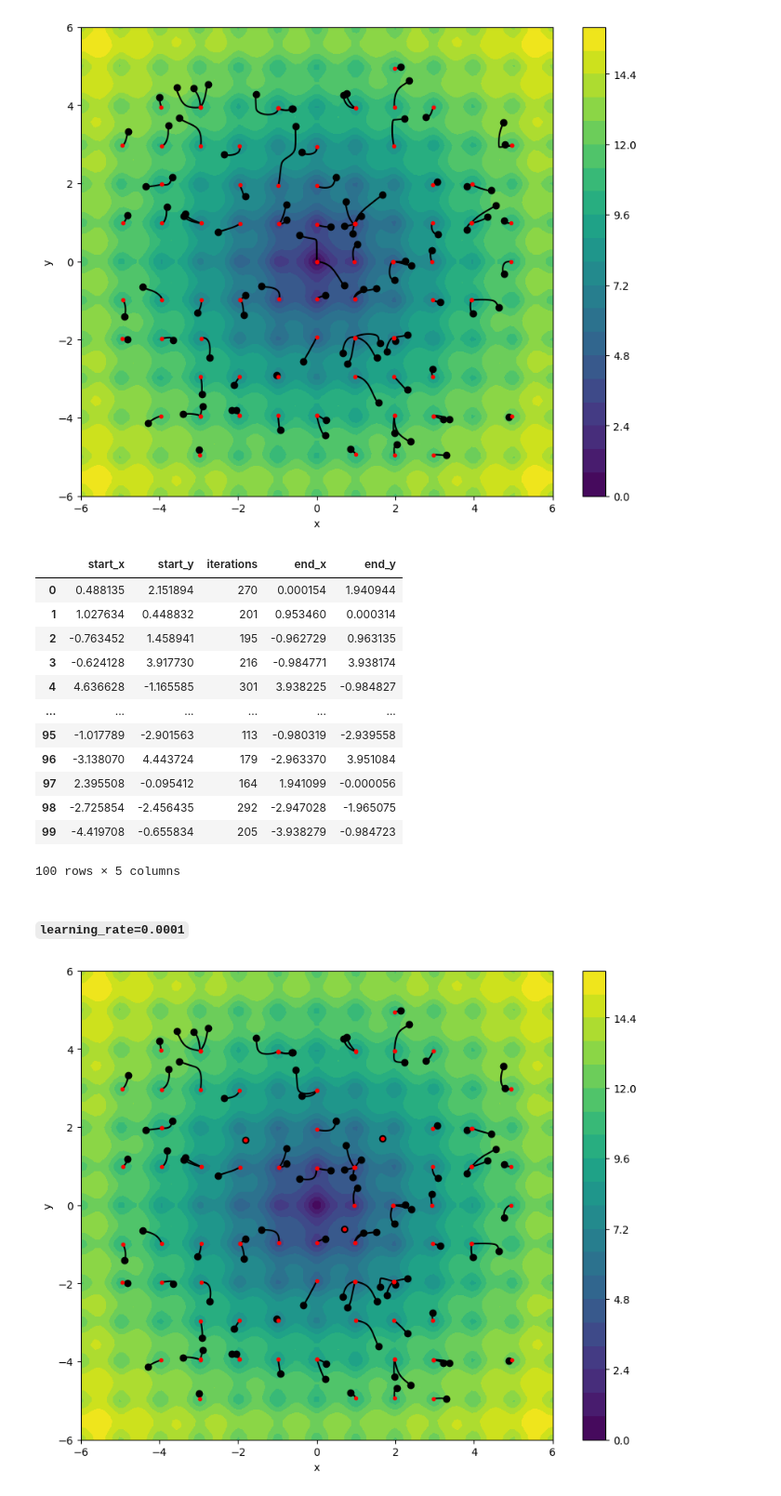
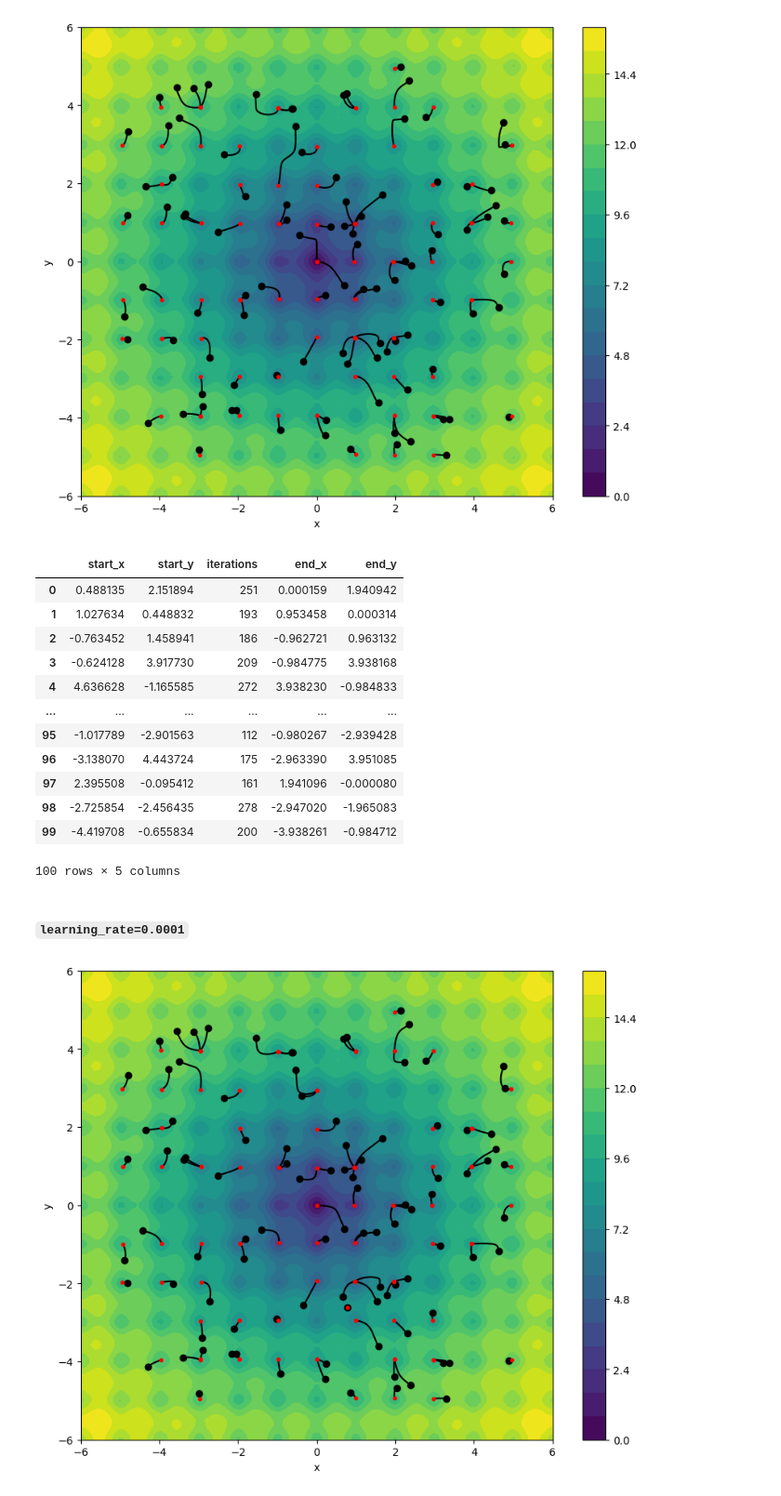
Before and after one commit to pgrzankowski/introduction-to-ai, a Jupyter notebook: simple-gradient-method.ipynb, the cells around one changed output. Shown at 93% size. Cells and saved outputs as stored; diff of their text form; code cells hidden in the pictures.

```diff
--- a/simple-gradient-method.ipynb
+++ b/simple-gradient-method.ipynb
@@ -60,7 +60,7 @@ def simple_gradient(gradient, x, learning_rate, err=0.00001, max_iter=10000):
 
 This variant of algorithm uses momentum to escape local minimum which may be higher than some other minimum.
 # %%
-def simple_gradient(function, gradient, x, learning_rate, err=0.00001, max_iter=10000, v=0, beta=0.9):
+def gradient_descent_momentum(function, gradient, x, learning_rate, err=0.00001, max_iter=10000, v=0, beta=0.9):
     algorithm_path = [x]
     iterations = 0
 
@@ -129,7 +129,7 @@ def plot_contour(function, gradient, starting_points, learning_rate=0.01, v=0, d
 
     for starting_point in starting_points:
         plt.plot(starting_point[0], starting_point[1], 'ko', zorder=5)
-        path = simple_gradient(function, gradient, starting_point, learning_rate, v=v)[0]
+        path = gradient_descent_momentum(function, gradient, starting_point, learning_rate, v=v)[0]
         plt.plot(path[:, 0], path[:, 1], color='black', zorder=5)
         plt.plot(path[-1, 0], path[-1, 1], 'r.', zorder=6)
     plt.show()
@@ -352,27 +373,27 @@ plot_contour(ackley, ackley_gradient, starting_points, learning_rate=learning_ra
 # %% [output]
 [figure]
 # %%
-display_parameters(ackley, ackley_gradient, starting_points, learning_rate)
+display_parameters(ackley, ackley_gradient, starting_points, learning_rate, v=v)
 # %% [output]
 |  | start_x | start_y | iterations | end_x | end_y |
-| 0 | 0.488135 | 2.151894 | 270 | 0.000154 | 1.940944 |
-| 1 | 1.027634 | 0.448832 | 201 | 0.953460 | 0.000314 |
-| 2 | -0.763452 | 1.458941 | 195 | -0.962729 | 0.963135 |
-| 3 | -0.624128 | 3.917730 | 216 | -0.984771 | 3.938174 |
-| 4 | 4.636628 | -1.165585 | 301 | 3.938225 | -0.984827 |
+| 0 | 0.488135 | 2.151894 | 251 | 0.000159 | 1.940942 |
+| 1 | 1.027634 | 0.448832 | 193 | 0.953458 | 0.000314 |
+| 2 | -0.763452 | 1.458941 | 186 | -0.962721 | 0.963132 |
+| 3 | -0.624128 | 3.917730 | 209 | -0.984775 | 3.938168 |
+| 4 | 4.636628 | -1.165585 | 272 | 3.938230 | -0.984833 |
 | ... | ... | ... | ... | ... | ... |
-| 95 | -1.017789 | -2.901563 | 113 | -0.980319 | -2.939558 |
-| 96 | -3.138070 | 4.443724 | 179 | -2.963370 | 3.951084 |
-| 97 | 2.395508 | -0.095412 | 164 | 1.941099 | -0.000056 |
-| 98 | -2.725854 | -2.456435 | 292 | -2.947028 | -1.965075 |
-| 99 | -4.419708 | -0.655834 | 205 | -3.938279 | -0.984723 |
+| 95 | -1.017789 | -2.901563 | 112 | -0.980267 | -2.939428 |
+| 96 | -3.138070 | 4.443724 | 175 | -2.963390 | 3.951085 |
+| 97 | 2.395508 | -0.095412 | 161 | 1.941096 | -0.000080 |
+| 98 | -2.725854 | -2.456435 | 278 | -2.947020 | -1.965083 |
+| 99 | -4.419708 | -0.655834 | 200 | -3.938261 | -0.984712 |
 100 rows × 5 columns
 # %% [markdown]
 #### `learning_rate=0.0001`
 # %%
 learning_rate = 0.0001
 # %%
-plot_contour(ackley, ackley_gradient, starting_points, learning_rate=learning_rate, depth=20, color='viridis')
+plot_contour(ackley, ackley_gradient, starting_points, learning_rate=learning_rate, depth=20, color='viridis', v=v)
 # %% [output]
-[figure, old version]
+[figure, new version]
 # %%
```
Also changed, not shown: parts of 14 cells of this notebook.
